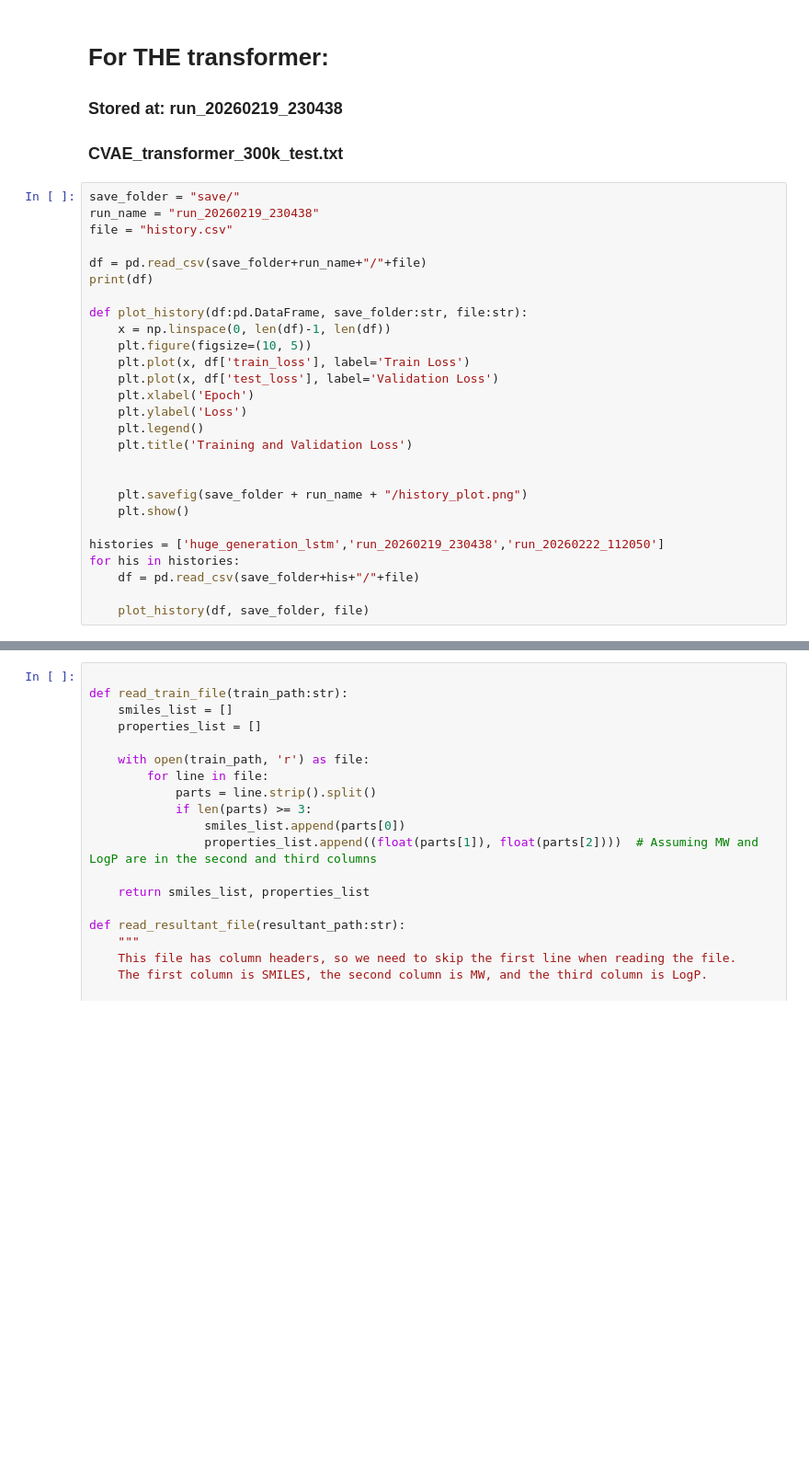
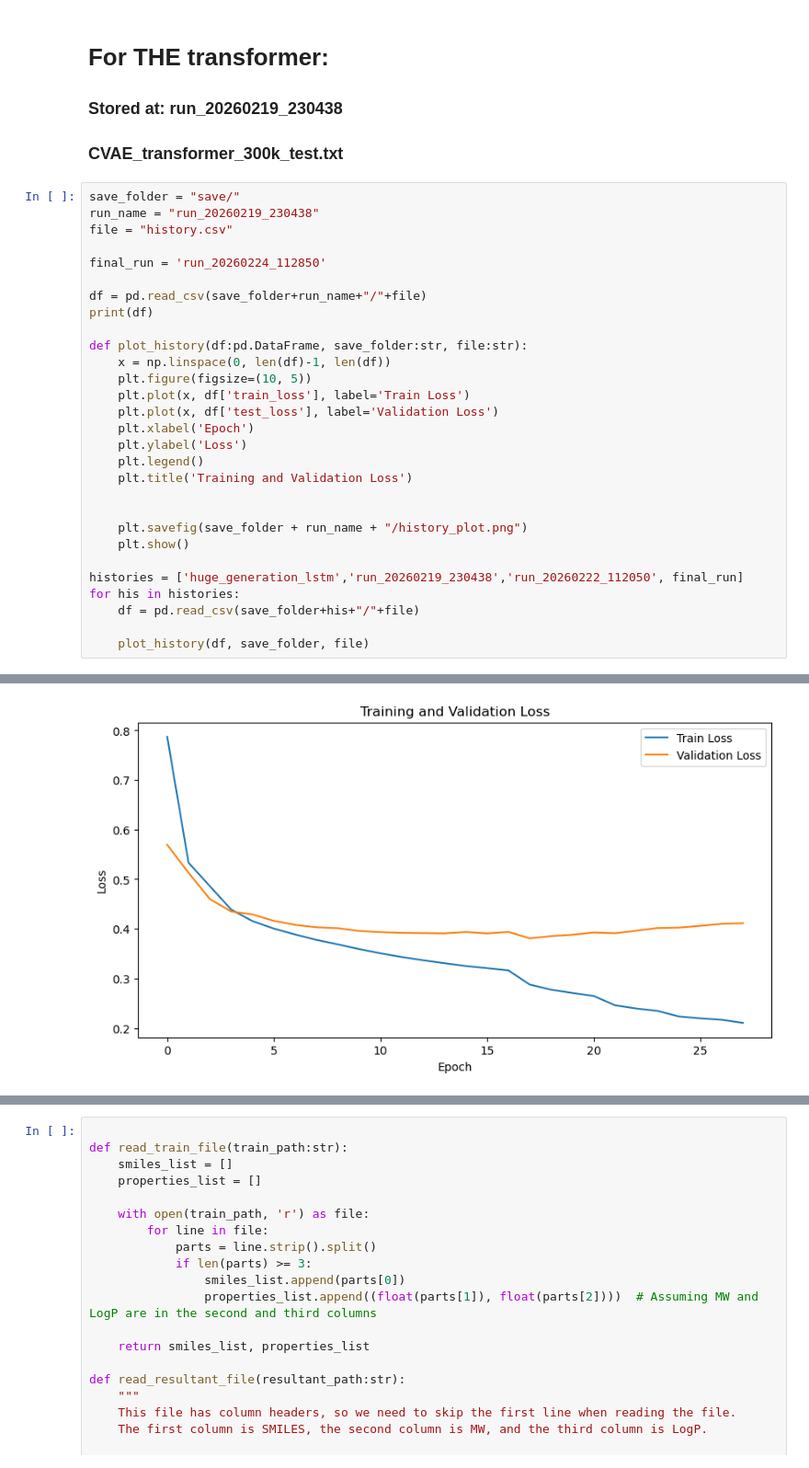
Before and after one commit to johanbaumann/dat675_project, a Jupyter notebook: vae/paper_based/CVAE/viz.ipynb, the cells around one changed output, grey strips where cells are left out. Shown at 92% size. Cells and saved outputs as stored; diff of their text form; blank space fills up the shorter version.

```diff
--- a/vae/paper_based/CVAE/viz.ipynb
+++ b/vae/paper_based/CVAE/viz.ipynb
@@ -32,6 +32,8 @@ imported at: Tue Feb 24 14:05:18 2026
 save_folder = "save/"
 run_name = "run_20260219_230438"
 file = "history.csv"
+
+final_run = 'run_20260224_112850'
 
 df = pd.read_csv(save_folder+run_name+"/"+file)
 print(df)
@@ -45,34 +47,35 @@ def plot_history(df:pd.DataFrame, save_folder:str, file:str):
     plt.ylabel('Loss')
     plt.legend()
     plt.title('Training and Validation Loss')
 
 
     plt.savefig(save_folder + run_name + "/history_plot.png")
     plt.show()
 
-histories = ['huge_generation_lstm','run_20260219_230438','run_20260222_112050']
+histories = ['huge_generation_lstm','run_20260219_230438','run_20260222_112050', final_run]
 for his in histories:
     df = pd.read_csv(save_folder+his+"/"+file)
 
     plot_history(df, save_folder, file)
 # %% [output]
     train_loss  test_loss       lr
 0     1.335622   0.875743  0.00001
 1     0.957818   0.777270  0.00001
 2     0.867936   0.714431  0.00001
 3     0.813769   0.670276  0.00001
 4     0.776819   0.638616  0.00001
 ..         ...        ...      ...
 95    0.389140   0.311040  0.00001
 96    0.388416   0.310506  0.00001
 97    0.387177   0.309822  0.00001
 98    0.386552   0.308630  0.00001
 99    0.385269   0.308803  0.00001
 
 [100 rows x 3 columns]
 [figure]
 [figure]
 [figure]
+[figure, added]
 # %%
 from json import load
 
```
Also changed, not shown: parts of 2 cells of this notebook, 2 other files.
